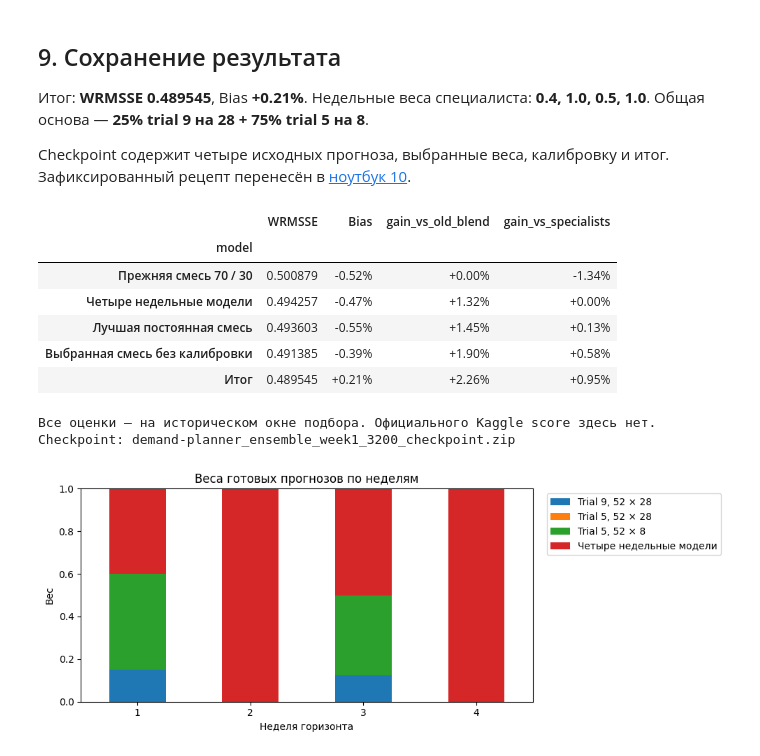
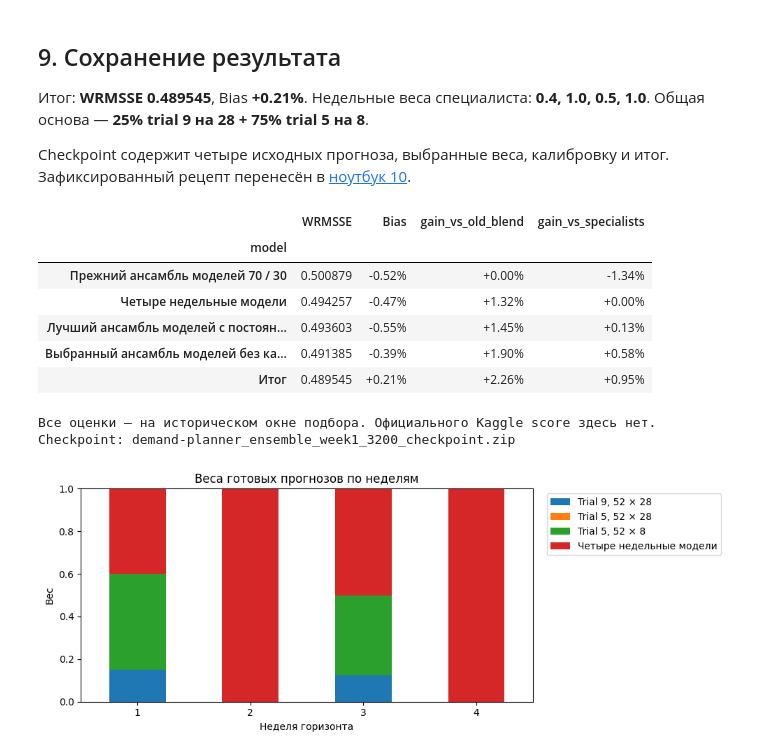
Before and after one commit to dannya220/demand-planner, a Jupyter notebook: notebooks/09_horizon_ensemble.ipynb, the cells around one changed output. Cells and saved outputs as stored; diff of their text form; code cells hidden in the pictures.

```diff
--- a/notebooks/09_horizon_ensemble.ipynb
+++ b/notebooks/09_horizon_ensemble.ipynb
@@ -852,7 +852,7 @@ def weight_vector(values, length):
 
 def score_from_mse(mse, factors):
     if not np.isfinite(mse).all():
-        raise ValueError("Неконечная ошибка смеси.")
+        raise ValueError("Неконечная ошибка ансамбля моделей.")
     return float(np.dot(factors, np.sqrt(np.maximum(mse, 0.0))))
 
 
@@ -1179,40 +1179,40 @@ atomic_json(
 )
 summary = pd.DataFrame(
     [
-        {"model": "Прежняя смесь 70 / 30", **old_metrics},
+        {"model": "Прежний ансамбль моделей 70 / 30", **old_metrics},
         {
             "model": "Четыре недельные модели",
             **{key: component_rows[3][key] for key in ("WRMSSE", "Bias")},
         },
-        {"model": "Лучшая постоянная смесь", **constant_metrics},
-        {"model": "Выбранная смесь без калибровки", **selected_metrics},
+        {"model": "Лучший ансамбль моделей с постоянными весами", **constant_metrics},
+        {"model": "Выбранный ансамбль моделей без калибровки", **selected_metrics},
         {"model": "Итог", **final_metrics},
     ]
 )
 summary = summary.set_index("model")
 summary["gain_vs_old_blend"] = 1 - summary["WRMSSE"] / old_metrics["WRMSSE"]
 summary["gain_vs_specialists"] = 1 - summary["WRMSSE"] / component_rows[3]["WRMSSE"]
 summary.to_csv(RESULT_DIR / "comparison.csv")
 display(
     summary.style.format(
         {
             "WRMSSE": "{:.6f}",
             "Bias": "{:+.2%}",
             "gain_vs_old_blend": "{:+.2%}",
             "gain_vs_specialists": "{:+.2%}",
         }
     )
 )
 print("Все оценки — на историческом окне подбора. Официального Kaggle score здесь нет.")
 export_ensemble_checkpoint()
 display(FileLink(os.path.relpath(CHECKPOINT_PATH, Path.cwd())))
 # %% [output]
 |  | WRMSSE | Bias | gain_vs_old_blend | gain_vs_specialists |
 | model |  |  |  |  |
-| Прежняя смесь 70 / 30 | 0.500879 | -0.52% | +0.00% | -1.34% |
+| Прежний ансамбль моделей 70 / 30 | 0.500879 | -0.52% | +0.00% | -1.34% |
 | Четыре недельные модели | 0.494257 | -0.47% | +1.32% | +0.00% |
-| Лучшая постоянная смесь | 0.493603 | -0.55% | +1.45% | +0.13% |
-| Выбранная смесь без калибровки | 0.491385 | -0.39% | +1.90% | +0.58% |
+| Лучший ансамбль моделей с постоян... | 0.493603 | -0.55% | +1.45% | +0.13% |
+| Выбранный ансамбль моделей без ка... | 0.491385 | -0.39% | +1.90% | +0.58% |
 | Итог | 0.489545 | +0.21% | +2.26% | +0.95% |
 Все оценки — на историческом окне подбора. Официального Kaggle score здесь нет.
 Checkpoint: demand-planner_ensemble_week1_3200_checkpoint.zip
```
Also changed, not shown: parts of 9 cells of this notebook, 12 other files.
